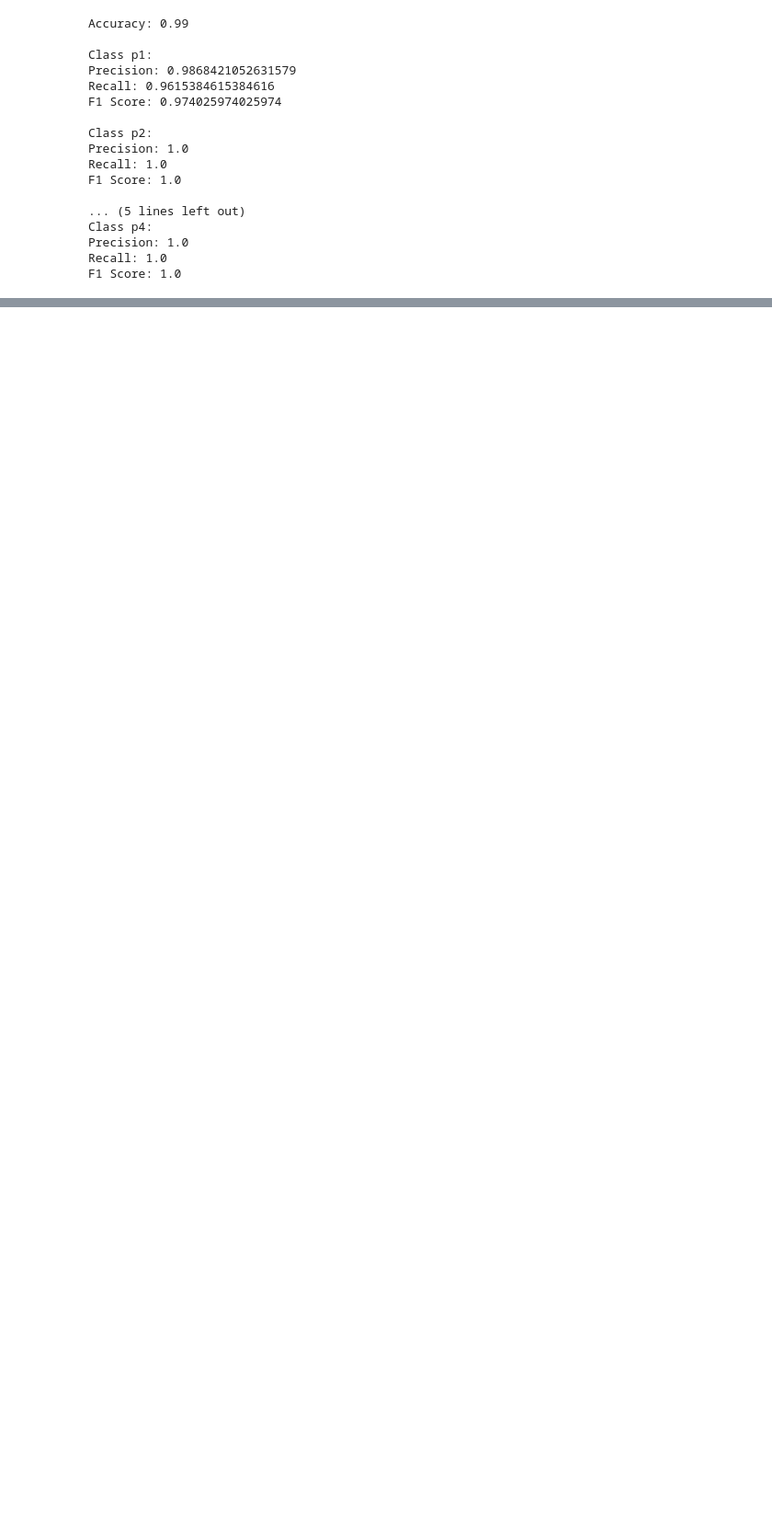
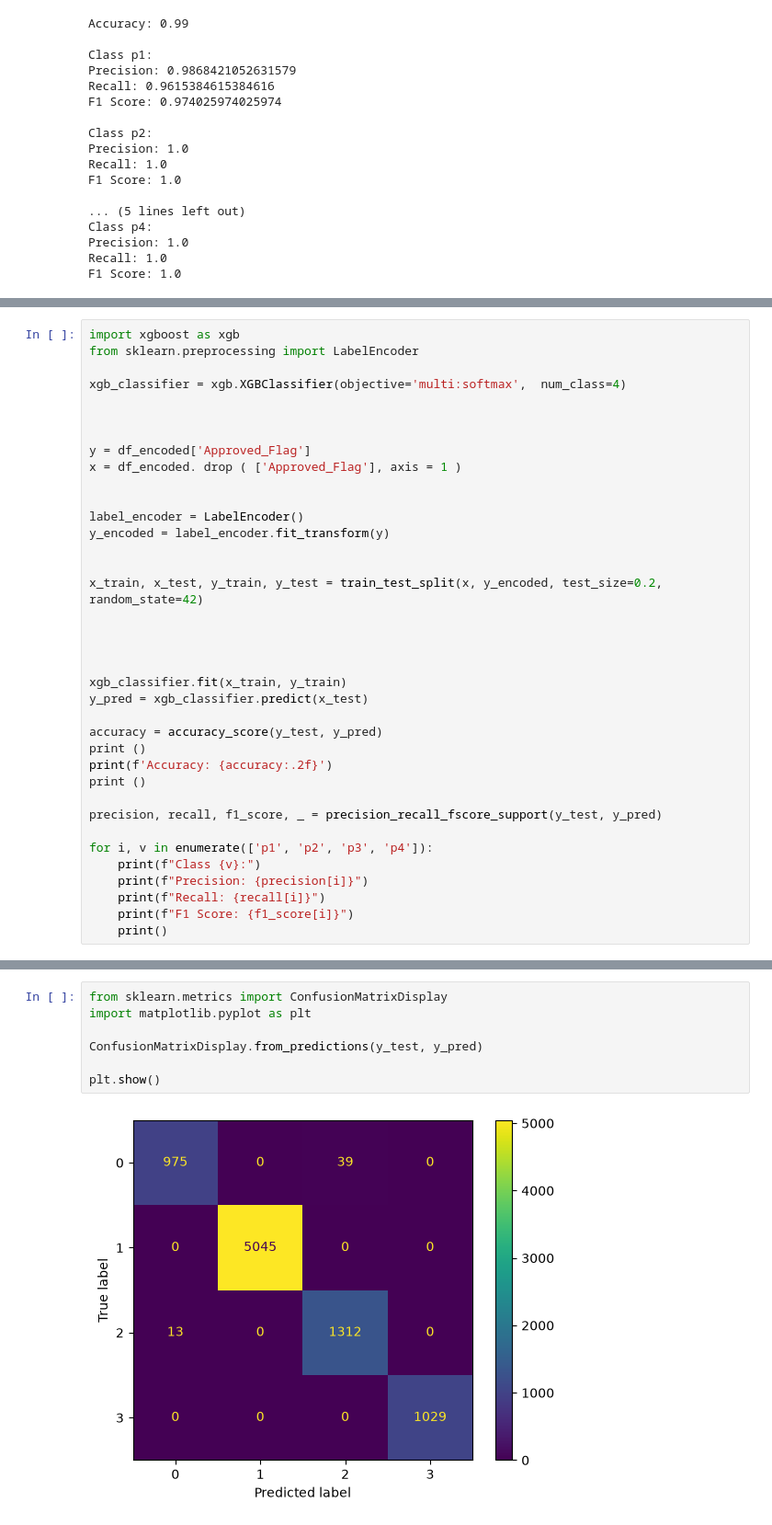
Before and after one commit to trimurtikumar/Credit-Risk-Modeling, a Jupyter notebook: credit_risk_modeling.ipynb, the cells around one changed output, grey strips where cells are left out. Shown at 92% size. Drawn from its saved outputs; the diff is of its cells as text; blank space fills up the shorter version.

Commit message:
Confusion matrix

```diff
--- a/credit_risk_modeling.ipynb
+++ b/credit_risk_modeling.ipynb
@@ -453,0 +463,37 @@ F1 Score: 1.0
+# %%
+import xgboost as xgb
+from sklearn.preprocessing import LabelEncoder
+
+xgb_classifier = xgb.XGBClassifier(objective='multi:softmax',  num_class=4)
+
+
+
+y = df_encoded['Approved_Flag']
+x = df_encoded. drop ( ['Approved_Flag'], axis = 1 )
+
+
+label_encoder = LabelEncoder()
+y_encoded = label_encoder.fit_transform(y)
+
+
+x_train, x_test, y_train, y_test = train_test_split(x, y_encoded, test_size=0.2, random_state=42)
+
+
+
+
+xgb_classifier.fit(x_train, y_train)
+y_pred = xgb_classifier.predict(x_test)
+
+accuracy = accuracy_score(y_test, y_pred)
+print ()
+print(f'Accuracy: {accuracy:.2f}')
+print ()
+
+precision, recall, f1_score, _ = precision_recall_fscore_support(y_test, y_pred)
+
+for i, v in enumerate(['p1', 'p2', 'p3', 'p4']):
+    print(f"Class {v}:")
+    print(f"Precision: {precision[i]}")
+    print(f"Recall: {recall[i]}")
+    print(f"F1 Score: {f1_score[i]}")
+    print()
@@ -453,0 +520,9 @@ F1 Score: 1.0
+# %%
+from sklearn.metrics import ConfusionMatrixDisplay
+import matplotlib.pyplot as plt
+
+ConfusionMatrixDisplay.from_predictions(y_test, y_pred)
+
+plt.show()
+# %% [output]
+[figure, added]
```
Also changed, not shown: parts of 6 cells of this notebook.
